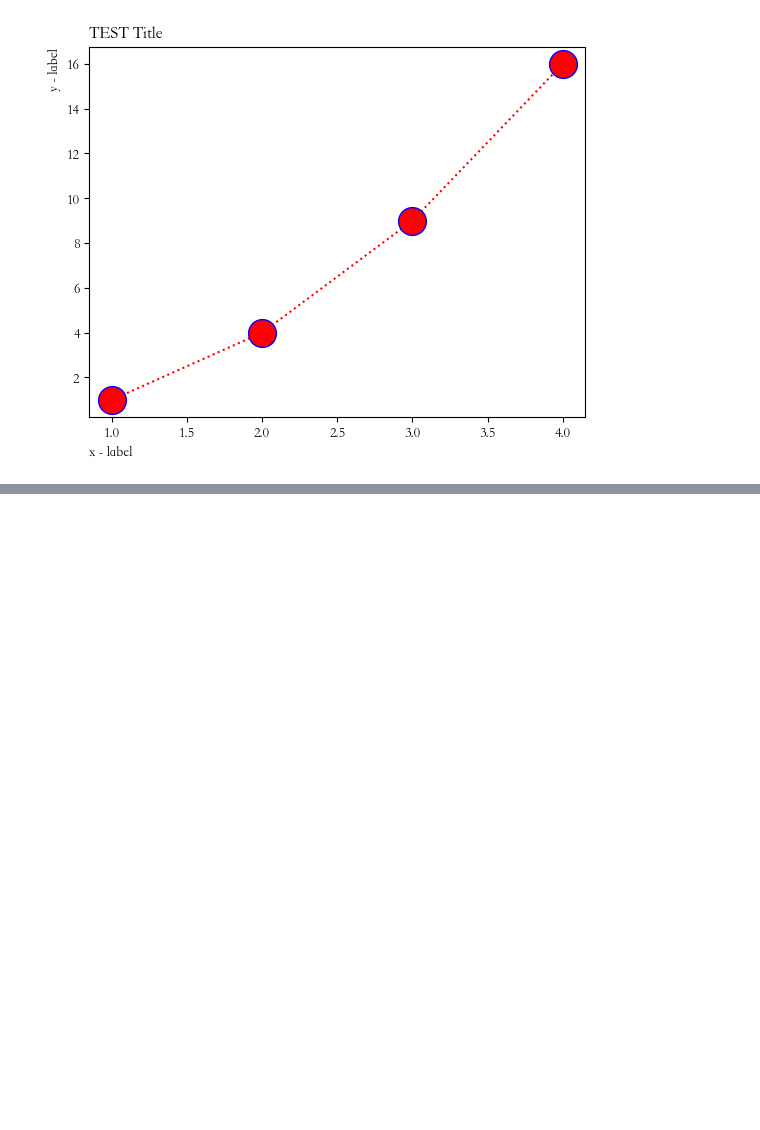
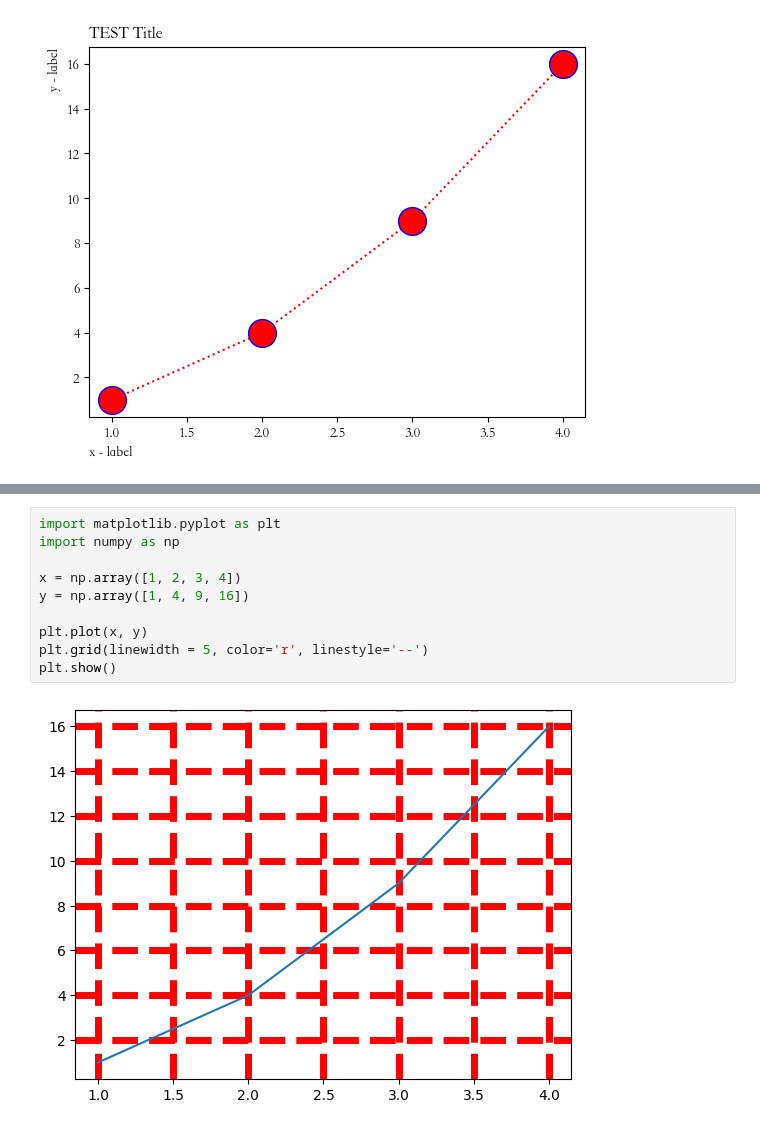
Before and after one commit to SilenceHVK/blog, a Jupyter notebook: python/matplotlib.ipynb, the cells around one changed output, grey strips where cells are left out. Drawn from its saved outputs; the diff is of its cells as text; blank space fills up the shorter version.

Commit message:
➕ 增加 grid() 使用

```diff
--- a/python/matplotlib.ipynb
+++ b/python/matplotlib.ipynb
@@ -162,0 +177,12 @@ plt.show()
+# %%
+import matplotlib.pyplot as plt
+import numpy as np
+
+x = np.array([1, 2, 3, 4])
+y = np.array([1, 4, 9, 16])
+
+plt.plot(x, y)
+plt.grid(linewidth = 5, color='r', linestyle='--')
+plt.show()
+# %% [output]
+[figure, added]
```
Also changed, not shown: parts of 1 cell of this notebook.
